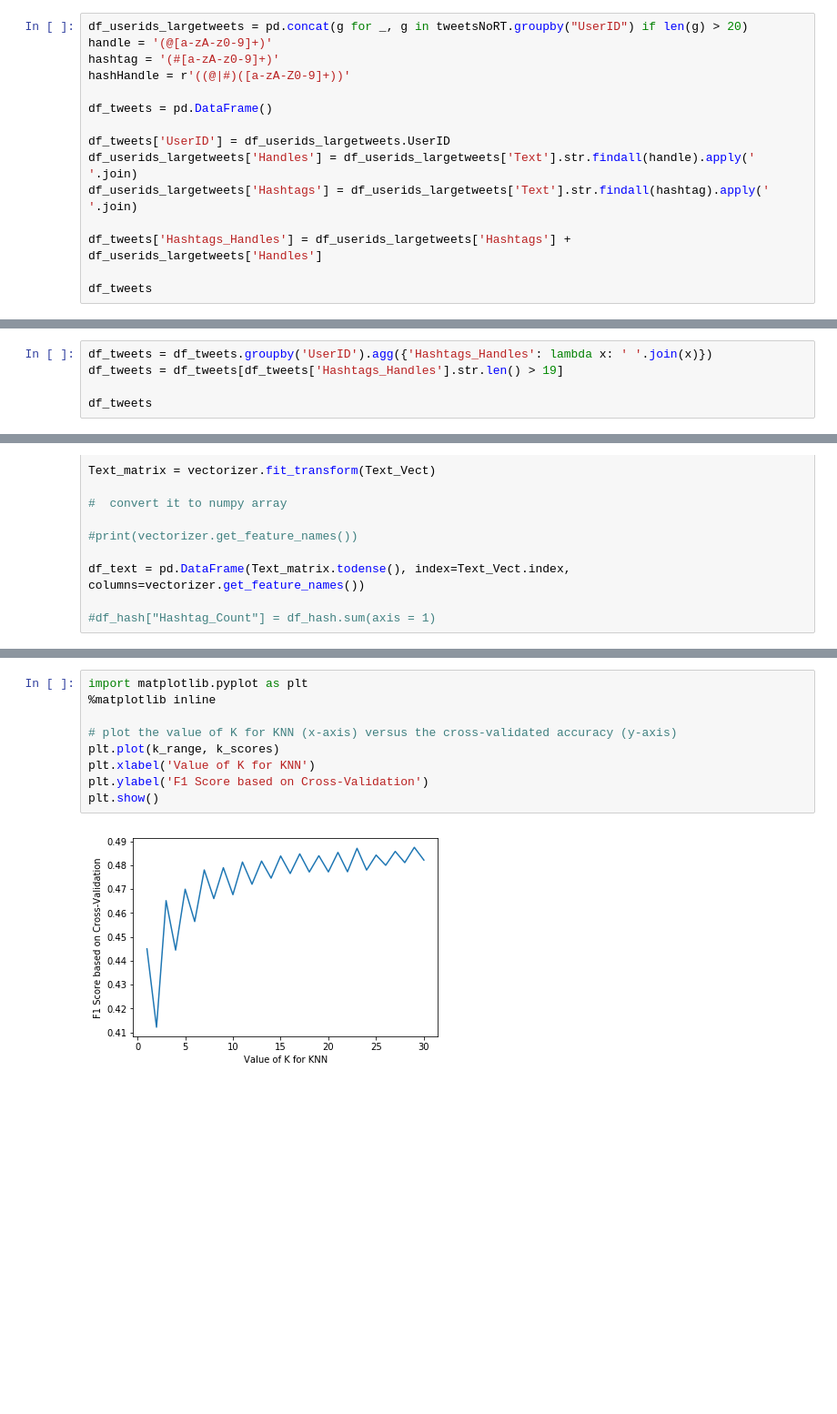
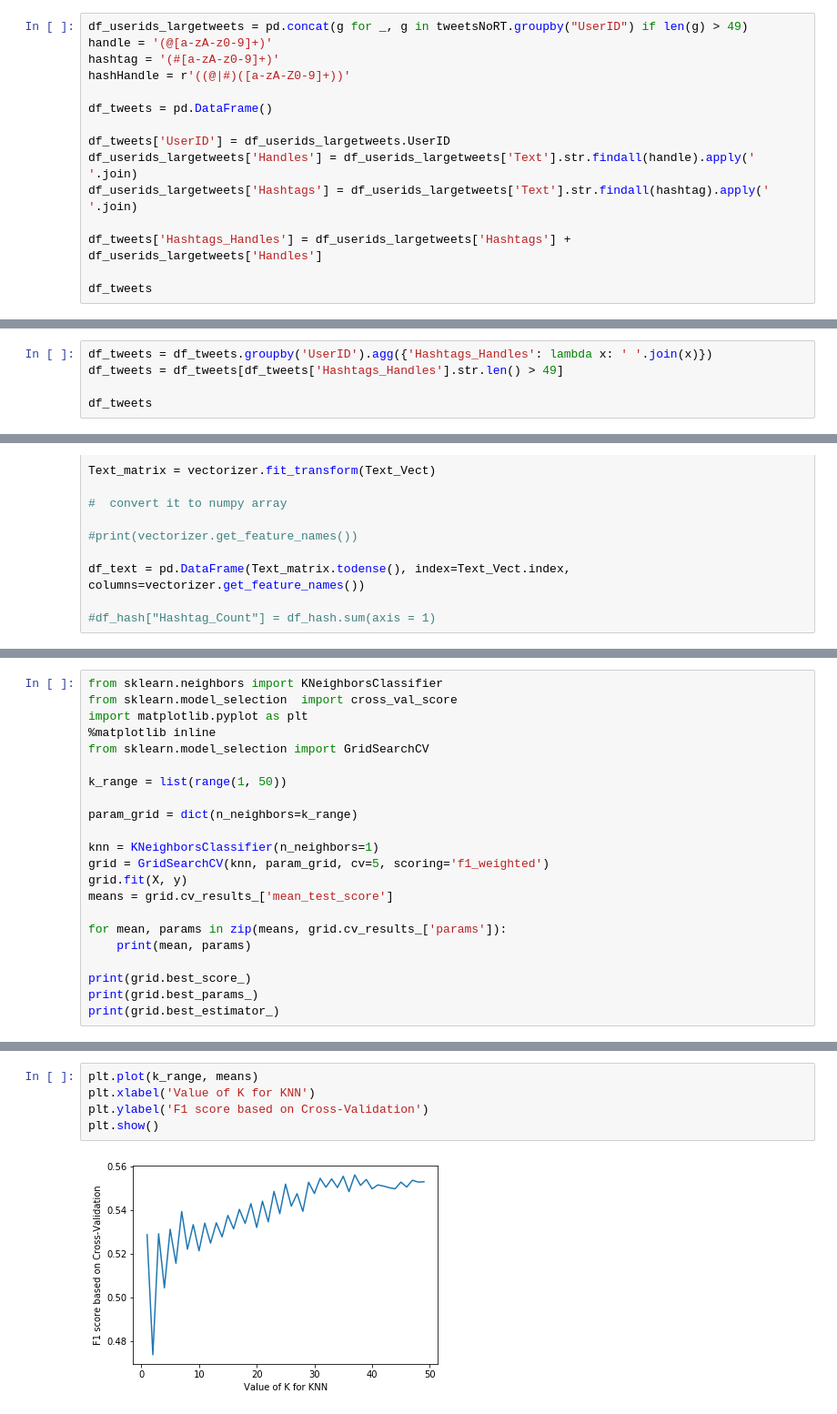
Before and after one commit to MatthewAlisangco/labtweets, a Jupyter notebook: CS177Labtwo_teamFirstRow.ipynb, the cells around one changed output, grey strips where cells are left out. Shown at 91% size. Drawn from its saved outputs; the diff is of its cells as text; blank space fills up the shorter version.

```diff
--- a/CS177Labtwo_teamFirstRow.ipynb
+++ b/CS177Labtwo_teamFirstRow.ipynb
@@ -49,7 +49,7 @@ type(df_userids_largetweets)
 # %% [output]
 pandas.core.frame.DataFrame
 # %%
-df_userids_largetweets = pd.concat(g for _, g in tweetsNoRT.groupby("UserID") if len(g) > 20)
+df_userids_largetweets = pd.concat(g for _, g in tweetsNoRT.groupby("UserID") if len(g) > 49)
 handle = '(@[a-zA-z0-9]+)'
 hashtag = '(#[a-zA-z0-9]+)'
 hashHandle = r'((@|#)([a-zA-Z0-9]+))'
@@ -85,6 +85,6 @@ df_tweets
 # %%
 df_tweets = df_tweets.groupby('UserID').agg({'Hashtags_Handles': lambda x: ' '.join(x)})
-df_tweets = df_tweets[df_tweets['Hashtags_Handles'].str.len() > 19]
+df_tweets = df_tweets[df_tweets['Hashtags_Handles'].str.len() > 49]
 
 df_tweets
 # %% [output]
@@ -355,0 +288,22 @@ print(k_scores)
+# %%
+from sklearn.neighbors import KNeighborsClassifier
+from sklearn.model_selection  import cross_val_score
+import matplotlib.pyplot as plt
+%matplotlib inline
+from sklearn.model_selection import GridSearchCV
+
+k_range = list(range(1, 50))
+
+param_grid = dict(n_neighbors=k_range)
+
+knn = KNeighborsClassifier(n_neighbors=1)
+grid = GridSearchCV(knn, param_grid, cv=5, scoring='f1_weighted')
+grid.fit(X, y)
+means = grid.cv_results_['mean_test_score']
+
+for mean, params in zip(means, grid.cv_results_['params']):
+    print(mean, params)
+
+print(grid.best_score_)
+print(grid.best_params_)
+print(grid.best_estimator_)
@@ -356,11 +328,7 @@ print(k_scores)
 # %%
-import matplotlib.pyplot as plt
-%matplotlib inline
-
-# plot the value of K for KNN (x-axis) versus the cross-validated accuracy (y-axis)
-plt.plot(k_range, k_scores)
+plt.plot(k_range, means)
 plt.xlabel('Value of K for KNN')
-plt.ylabel('F1 Score based on Cross-Validation')
+plt.ylabel('F1 score based on Cross-Validation')
 plt.show()
 # %% [output]
-[figure, old version]
+[figure, new version]
```
Also changed, not shown: parts of 18 cells of this notebook.
